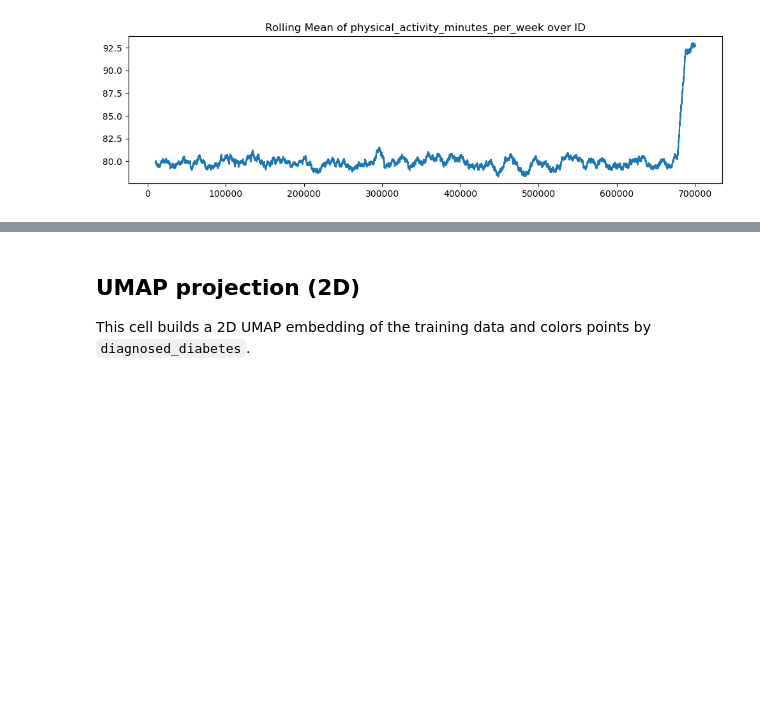
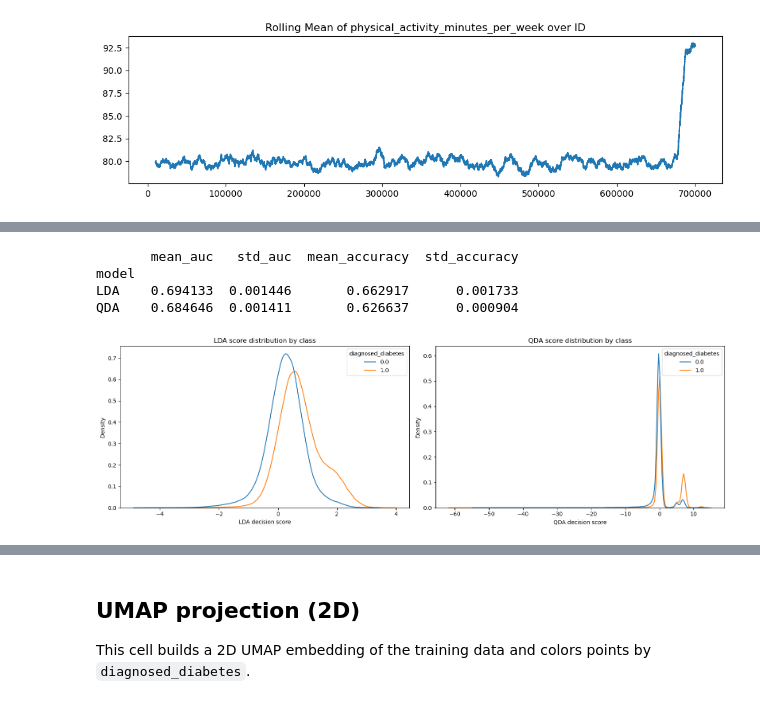
Before and after one commit to Sunghak222/Diabetes-Prediction-Challenge, a Jupyter notebook: eda.ipynb, the cells around one changed output, grey strips where cells are left out. Saved outputs shown, nothing was run; the diff lists cells and outputs as text; code cells hidden in the pictures; blank space fills up the shorter version.

```diff
--- a/eda.ipynb
+++ b/eda.ipynb
@@ -567,0 +743,78 @@ for col in features_to_check:
+# %%
+from sklearn.discriminant_analysis import LinearDiscriminantAnalysis, QuadraticDiscriminantAnalysis
+from sklearn.model_selection import cross_val_score
+from sklearn.preprocessing import StandardScaler
+import pandas as pd
+
+feature_cols = train.select_dtypes(include=['number']).columns.drop('diagnosed_diabetes')
+X = train[feature_cols].fillna(train[feature_cols].median())
+y = train['diagnosed_diabetes']
+
+scaler = StandardScaler()
+X_scaled = scaler.fit_transform(X)
+
+lda = LinearDiscriminantAnalysis()
+qda = QuadraticDiscriminantAnalysis(reg_param=0.01)
+
+models = {
+    'LDA': lda,
+    'QDA': qda
+}
+
+comparison = []
+for name, model in models.items():
+    auc_scores = cross_val_score(model, X_scaled, y, cv=5, scoring='roc_auc', n_jobs=-1)
+    acc_scores = cross_val_score(model, X_scaled, y, cv=5, scoring='accuracy', n_jobs=-1)
+    comparison.append({
+        'model': name,
+        'mean_auc': auc_scores.mean(),
+        'std_auc': auc_scores.std(),
+        'mean_accuracy': acc_scores.mean(),
+        'std_accuracy': acc_scores.std()
+    })
+
+comparison_df = pd.DataFrame(comparison).set_index('model')
+print(comparison_df)
+
+# Fit both models on full data for score visualization
+lda.fit(X_scaled, y)
+qda.fit(X_scaled, y)
+
+score_df = pd.DataFrame({
+    'LDA_score': lda.decision_function(X_scaled),
+    'QDA_score': qda.decision_function(X_scaled),
+    'diagnosed_diabetes': y.values
+})
+
+fig, axes = plt.subplots(1, 2, figsize=(16, 5))
+
+sns.kdeplot(
+    data=score_df,
+    x='LDA_score',
+    hue='diagnosed_diabetes',
+    common_norm=False,
+    fill=False,
+    ax=axes[0]
+)
+axes[0].set_title('LDA score distribution by class')
+axes[0].set_xlabel('LDA decision score')
+
+sns.kdeplot(
+    data=score_df,
+    x='QDA_score',
+    hue='diagnosed_diabetes',
+    common_norm=False,
+    fill=False,
+    ax=axes[1]
+)
+axes[1].set_title('QDA score distribution by class')
+axes[1].set_xlabel('QDA decision score')
+
+plt.tight_layout()
+plt.show()
+# %% [output]
+       mean_auc   std_auc  mean_accuracy  std_accuracy
+model
+LDA    0.694133  0.001446       0.662917      0.001733
+QDA    0.684646  0.001411       0.626637      0.000904
+[figure, added]
```
Also changed, not shown: parts of 17 cells of this notebook, 10 other files.
